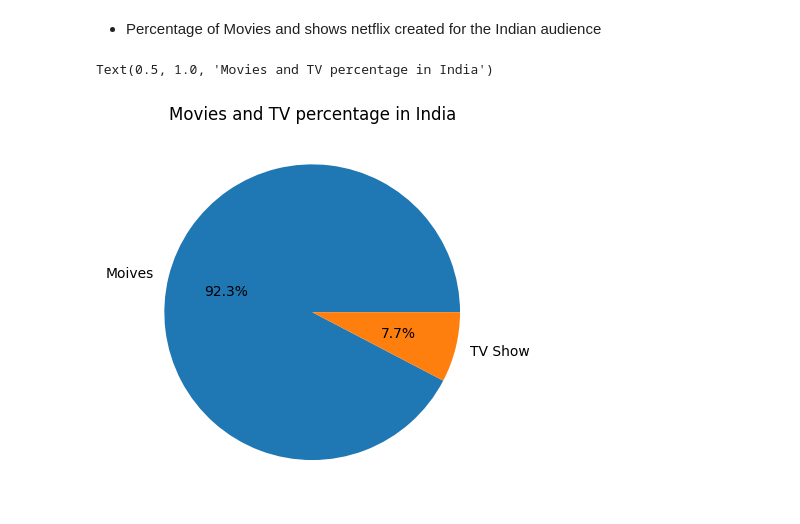
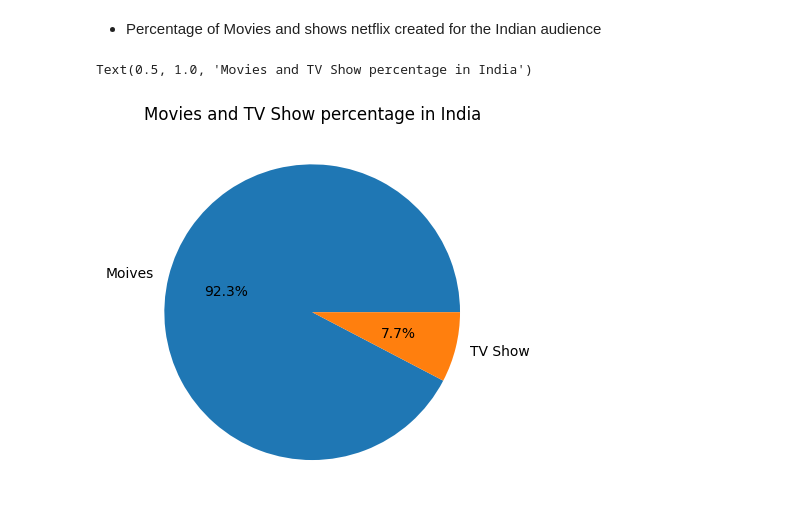
Before and after one commit to MOHIT282/Machine-Learning, a Jupyter notebook: august(4-6)/visualization/netflix-visualization.ipynb, the cells around one changed output. Drawn from its saved outputs; the diff is of its cells as text; code cells hidden in the pictures.

Commit message:
some updates done in the netflix visualization and learned about line plot

```diff
--- a/august(4-6)/visualization/netflix-visualization.ipynb
+++ b/august(4-6)/visualization/netflix-visualization.ipynb
@@ -117,7 +117,7 @@ Text(0.5, 1.0, 'Trend After 2000')
 - Percentage of Movies and shows netflix created for the Indian audience
 # %%
 _ = plt.pie(x= India.type.value_counts().tolist(), labels=['Moives','TV Show'], autopct='%.1f%%')
-plt.title('Movies and TV percentage in India')
+plt.title('Movies and TV Show percentage in India')
 # %% [output]
-Text(0.5, 1.0, 'Movies and TV percentage in India')
+Text(0.5, 1.0, 'Movies and TV Show percentage in India')
-[figure, old version]
+[figure, new version]
```
Also changed, not shown: parts of 2 cells of this notebook, 2 other files.
